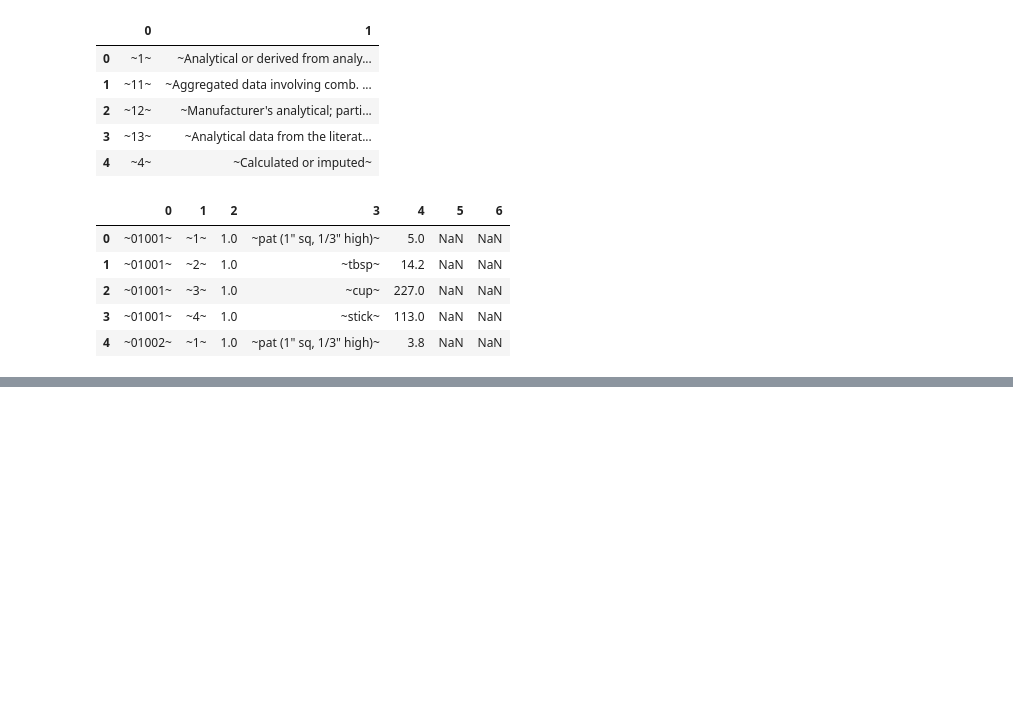
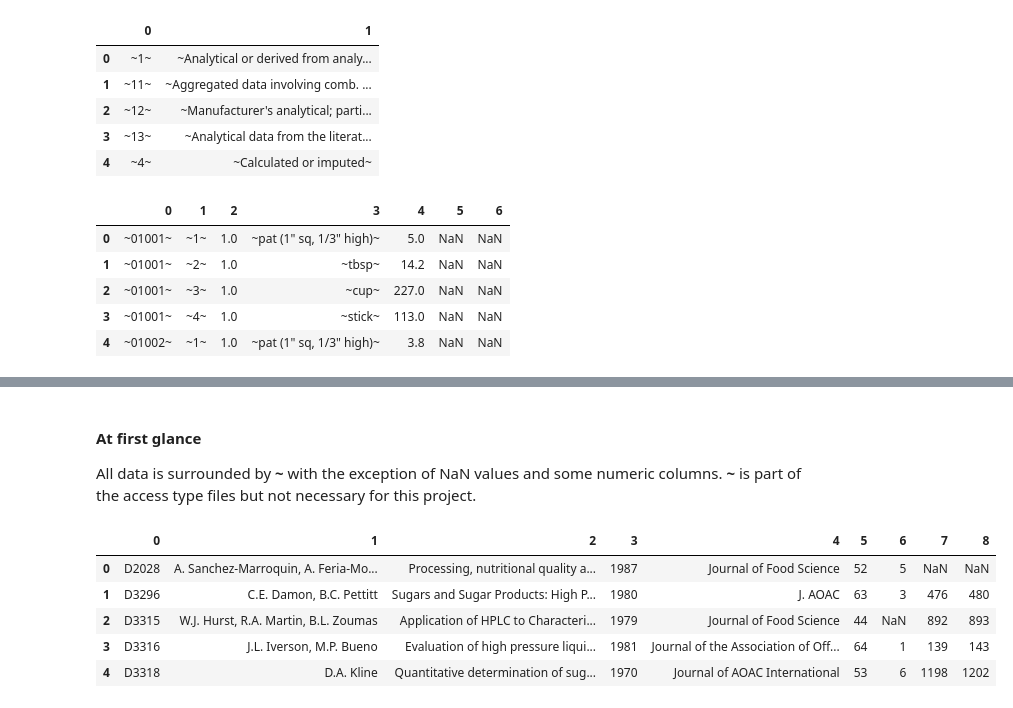
Before and after one commit to SalMaciel/nutrition_dataset, a Jupyter notebook: exploratory.ipynb, the cells around one changed output, grey strips where cells are left out. Saved outputs shown, nothing was run; the diff lists cells and outputs as text; code cells hidden in the pictures; blank space fills up the shorter version.

```diff
--- a/exploratory.ipynb
+++ b/exploratory.ipynb
@@ -124,0 +153,15 @@ WEIGHT_df.head()
+# %% [markdown]
+#### At first glance
+All data is surrounded by **~** with the exception of NaN values and some numeric columns. **~** is part of the access type files but not necessary for this project.
+# %%
+test = pd.DataFrame()
+for rows in data_src_df:
+    test[rows] = data_src_df[rows].str.replace("~","")
+test.head()
+# %% [output]
+|  | 0 | 1 | 2 | 3 | 4 | 5 | 6 | 7 | 8 |
+| 0 | D2028 | A. Sanchez-Marroquin, A. Feria-Mo... | Processing, nutritional quality a... | 1987 | Journal of Food Science | 52 | 5 | NaN | NaN |
+| 1 | D3296 | C.E. Damon, B.C. Pettitt | Sugars and Sugar Products: High P... | 1980 | J. AOAC | 63 | 3 | 476 | 480 |
+| 2 | D3315 | W.J. Hurst, R.A. Martin, B.L. Zoumas | Application of HPLC to Characteri... | 1979 | Journal of Food Science | 44 | NaN | 892 | 893 |
+| 3 | D3316 | J.L. Iverson, M.P. Bueno | Evaluation of high pressure liqui... | 1981 | Journal of the Association of Off... | 64 | 1 | 139 | 143 |
+| 4 | D3318 | D.A. Kline | Quantitative determination of sug... | 1970 | Journal of AOAC International | 53 | 6 | 1198 | 1202 |
```
Also changed, not shown: parts of 4 cells of this notebook.
